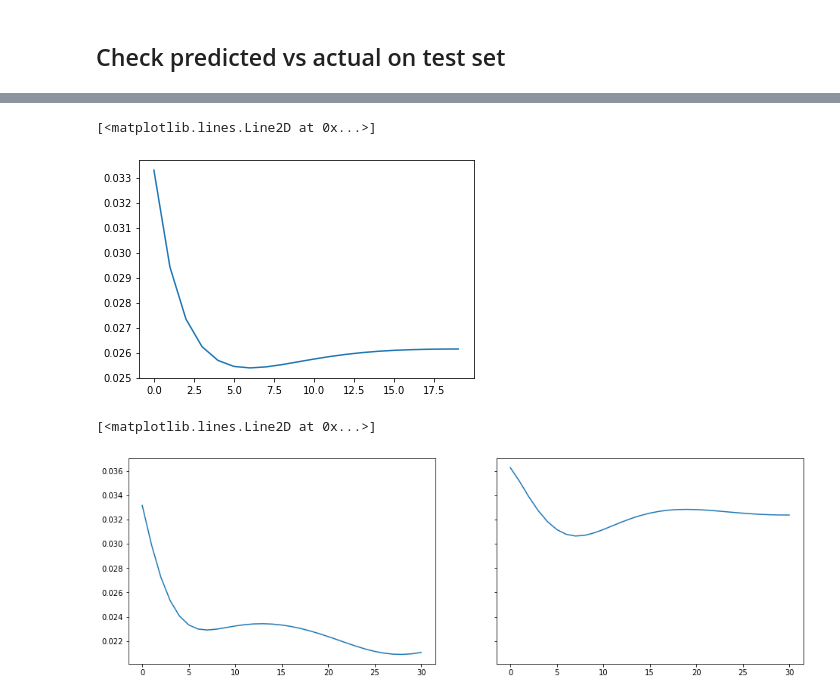
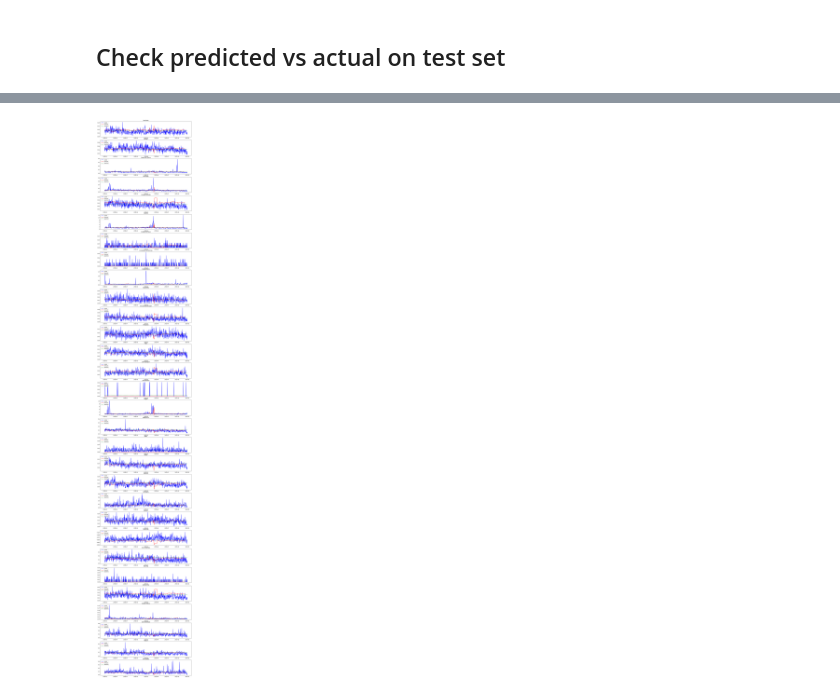
Before and after one commit to black-dalia/event-forecast-rio, a Jupyter notebook: DP_model_testing.ipynb, the cells around one changed output, grey strips where cells are left out. Drawn from its saved outputs; the diff is of its cells as text; code cells hidden in the pictures.

```diff
--- a/DP_model_testing.ipynb
+++ b/DP_model_testing.ipynb
@@ -177,12 +115,4 @@ plt.plot(y_pred_temp_0_df.Anchieta)
-# %%
-plt.plot(y_pred_temp_1_df.Anchieta)
-# %% [output]
-[<matplotlib.lines.Line2D at 0x...>]
-[figure, removed]
-# %%
-fig, ax = plt.subplots(1,2,figsize=(16,5), sharey=True)
-ax[0].plot(y_pred_temp_0_df.Anchieta)
-ax[1].plot(y_pred_temp_1_df.Anchieta)
-# %% [output]
-[<matplotlib.lines.Line2D at 0x...>]
-[figure, removed]
+# %%
+plot_evaluate_models.plot_actual_pred_test(data,model1, length, prediction_horizon)
+# %% [output]
+[figure, added]
```
Also changed, not shown: parts of 20 cells of this notebook, 1 other file.
